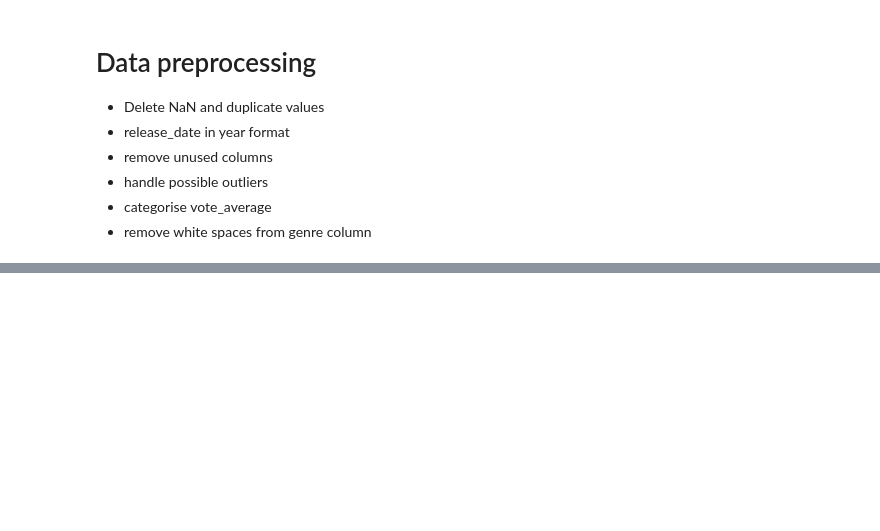
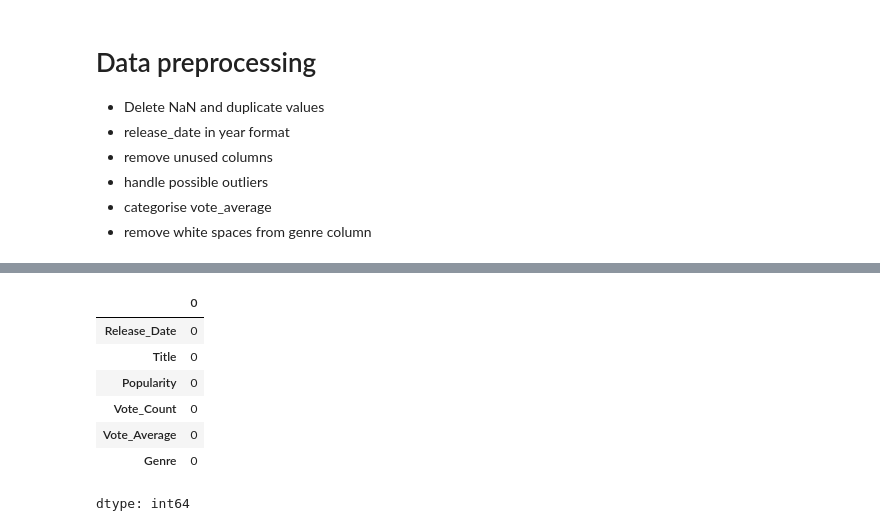
Before and after one commit to adityaMachal/Netflix_analysis, a Jupyter notebook: Untitled1.ipynb, the cells around one changed output, grey strips where cells are left out. Drawn from its saved outputs; the diff is of its cells as text; code cells hidden in the pictures; blank space fills up the shorter version.

```diff
--- a/Untitled1.ipynb
+++ b/Untitled1.ipynb
@@ -28,0 +96,12 @@ NameError: name 'data' is not defined
+# %%
+data.dropna(inplace=True)
+data.isna().sum()
+# %% [output]
+|  | 0 |
+| Release_Date | 0 |
+| Title | 0 |
+| Popularity | 0 |
+| Vote_Count | 0 |
+| Vote_Average | 0 |
+| Genre | 0 |
+dtype: int64
```
Also changed, not shown: parts of 12 cells of this notebook.
